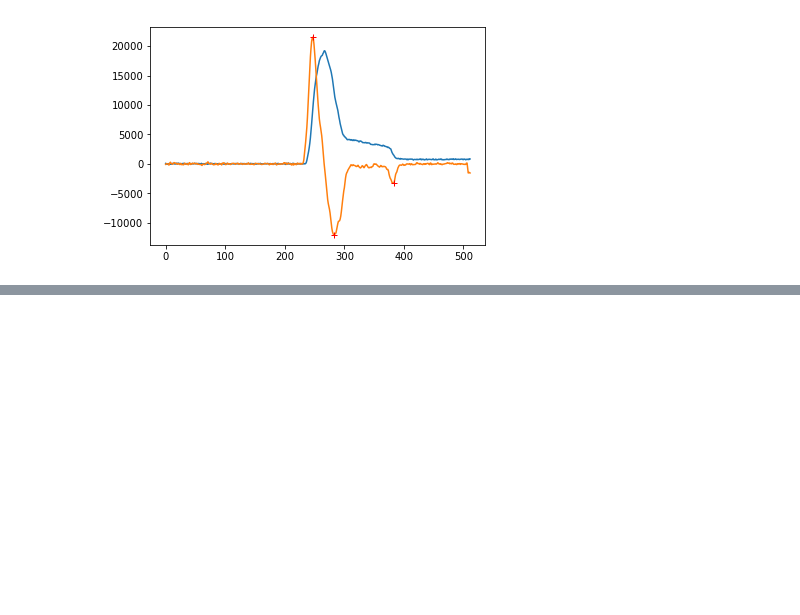
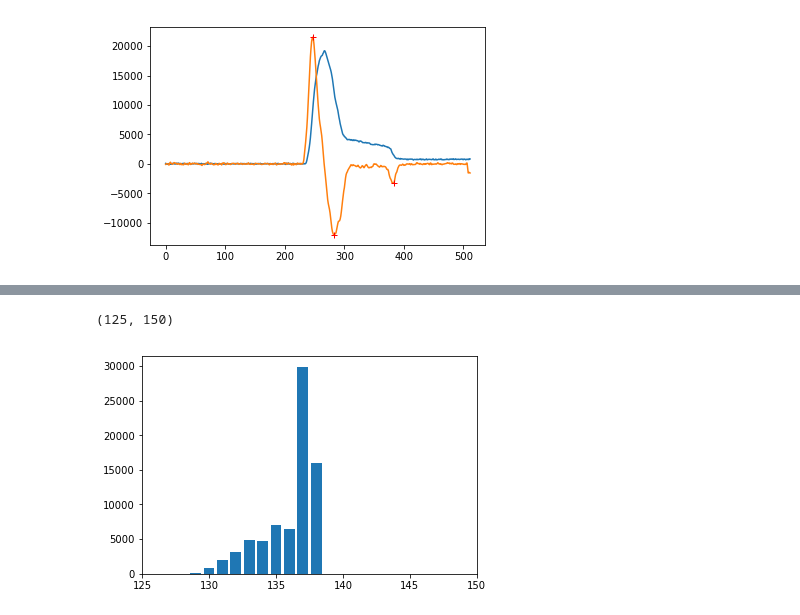
Before and after one commit to tbjc1magic/tbjcATTPCroot2, a Jupyter notebook: tbjcVisualizer/Visualizer.ipynb, the cells around one changed output, grey strips where cells are left out. Cells and saved outputs as stored; diff of their text form; code cells hidden in the pictures; blank space fills up the shorter version.

```diff
--- a/tbjcVisualizer/Visualizer.ipynb
+++ b/tbjcVisualizer/Visualizer.ipynb
@@ -128,0 +137,8 @@ ax.set_ylabel('y')
+# %%
+sub1 = ADCdf[ADCdf['EventID']==21]
+totalc=sub1.iloc[:,3:][sub1.iloc[:,3:]>20].sum(axis=1)
+plt.bar(sub1['PadNum'].values,totalc)
+plt.xlim(125,150)
+# %% [output]
+(125, 150)
+[figure, added]
```
Also changed, not shown: parts of 4 cells of this notebook, 1 other file.
